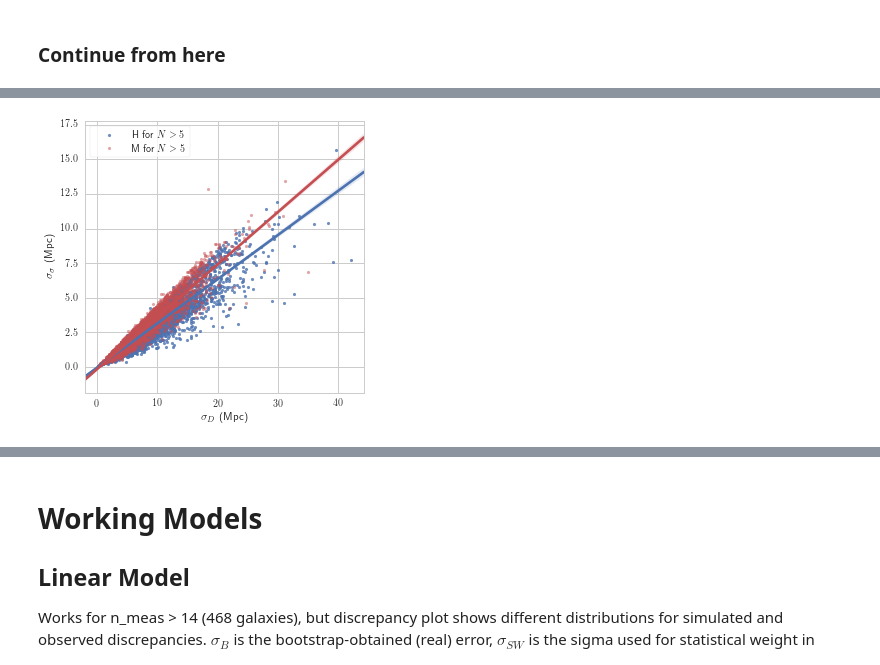
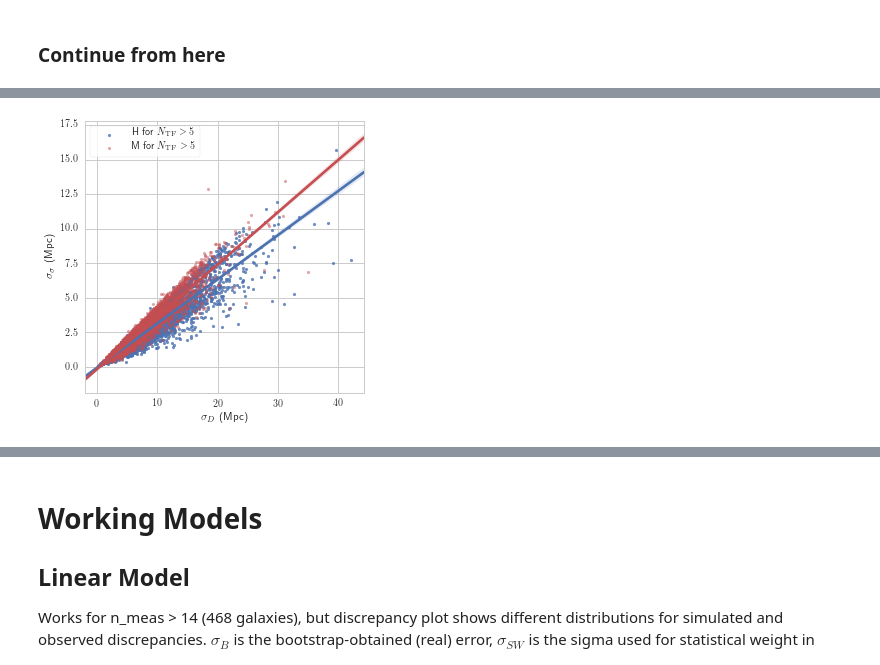
Before and after one commit to saint-germain/errorprediction, a Jupyter notebook: correctdiscrepancy.ipynb, the cells around one changed output, grey strips where cells are left out. Drawn from its saved outputs; the diff is of its cells as text; code cells hidden in the pictures.

```diff
--- a/correctdiscrepancy.ipynb
+++ b/correctdiscrepancy.ipynb
@@ -230,15 +229,15 @@ plt.plot([0,180],[0,180],c='r')
 # %%
 plt.figure(figsize=(5,5))
-sns.regplot(y,ee,color=current_palette[0], scatter_kws={'s':10},label='H  for $N>5$') # error of the error
-sns.regplot(z,ms,color=current_palette[2], scatter_kws={'alpha':0.5,'s':10},label='M for $N>5$') # error of the error
+sns.regplot(y,ee,color=current_palette[0], scatter_kws={'s':10},label='H  for $N_\mathrm{TF}>5$') # error of the error
+sns.regplot(z,ms,color=current_palette[2], scatter_kws={'alpha':0.5,'s':10},label='M for $N_\mathrm{TF}>5$') # error of the error
 
 plt.xlabel(r"$\sigma_D$ (Mpc)")
 plt.ylabel(r'$\sigma_\sigma$ (Mpc)')
 plt.legend(frameon=True)
 plt.savefig('mnras/ee.pdf', dpi=reso,transparent=True)
 plt.savefig('mnras/ee.png', dpi=reso,transparent=True)
 # %% [output]
-[figure, old version]
+[figure, new version]
 # %%
 plt.hist(x,bins=20)
 # %% [output]
```
Also changed, not shown: parts of 34 cells of this notebook, 3 other files.
